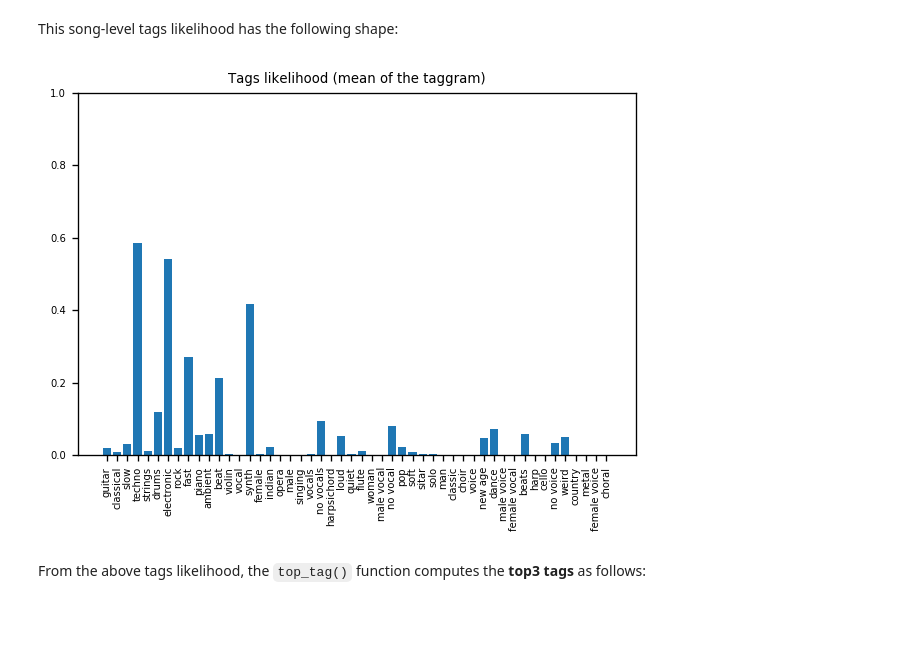
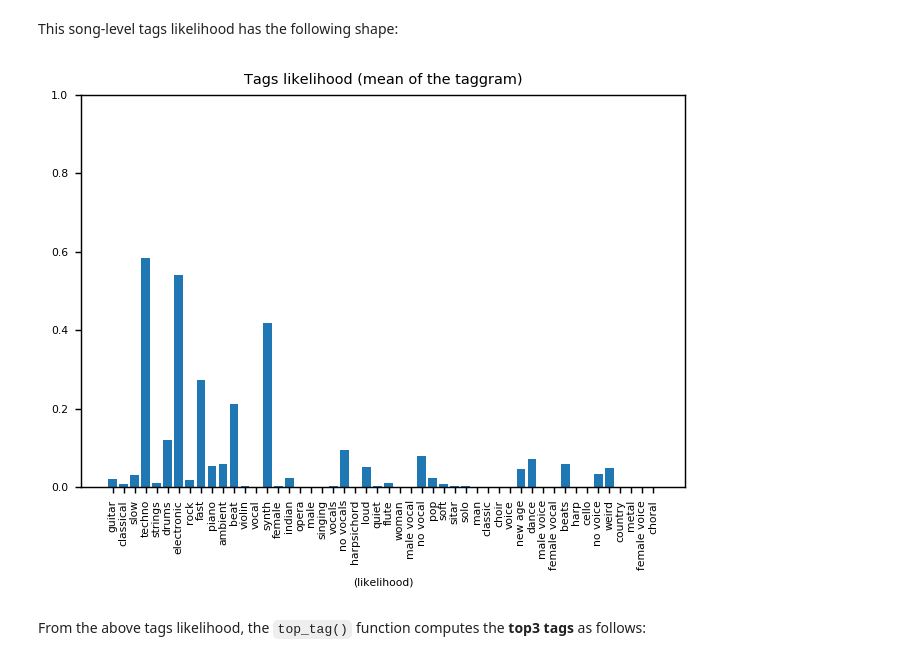
Before and after one commit to jordipons/musicnn, a Jupyter notebook: basic example.ipynb, the cells around one changed output. Drawn from its saved outputs; the diff is of its cells as text; code cells hidden in the pictures; blank space fills up the shorter version.

```diff
--- a/basic example.ipynb
+++ b/basic example.ipynb
@@ -29,7 +29,7 @@ Computing spectrogram (w/ librosa) and tags (w/ tensorflow)..
 import numpy as np
 import matplotlib.pyplot as plt
 # %%
-plt.rcParams['figure.dpi'] = 120 # make it big: to properlly visualize the figure
+plt.rcParams['figure.dpi'] = 130 # make it big: to properlly visualize the figure
 in_length = 3 # seconds -- by default, the model takes inputs of 3 seconds with no overlap
 
 # depict taggram
@@ -68,29 +68,32 @@ tags_likelihood_mean = np.mean(taggram, axis=0) # averaging the Taggram through
 # %% [markdown]
 This song-level tags likelihood has the following shape:
 # %%
-plt.rcParams['figure.dpi'] = 120 # make it big: to properlly visualize the figure
+plt.rcParams['figure.dpi'] = 130 # make it big: to properlly visualize the figure
 
 fig, ax = plt.subplots()
 
 # title
 ax.title.set_text('Tags likelihood (mean of the taggram)')
 ax.title.set_fontsize(8)
+
+# y-axis title
+ax.set_xlabel('(likelihood)', fontsize=6)
 
 # y-axis
 ax.set_ylim((0, 1))
 ax.tick_params(axis="y", labelsize=6)
 
 # x-axis
 ax.tick_params(axis="x", labelsize=6)
 pos = np.arange(len(tags))
 ax.set_xticks(pos)
 ax.set_xticklabels(tags, rotation=90)
 
 # depict song-level tags likelihood
 ax.bar(pos, tags_likelihood_mean)
 plt.show()
 # %% [output]
-[figure, old version]
+[figure, new version]
 # %% [markdown]
 From the above tags likelihood, the `top_tag()` function computes the **top3 tags** as follows:
 # %%
```
